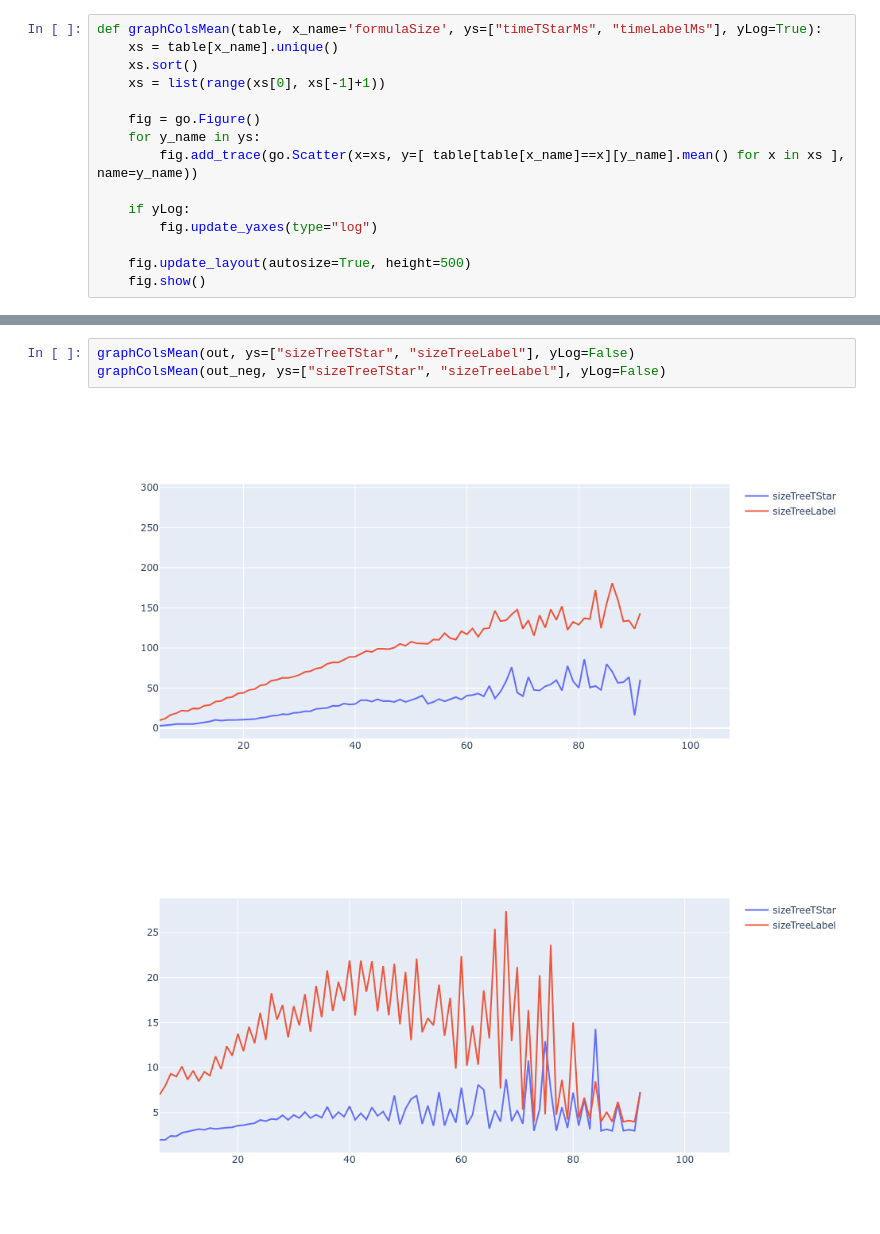
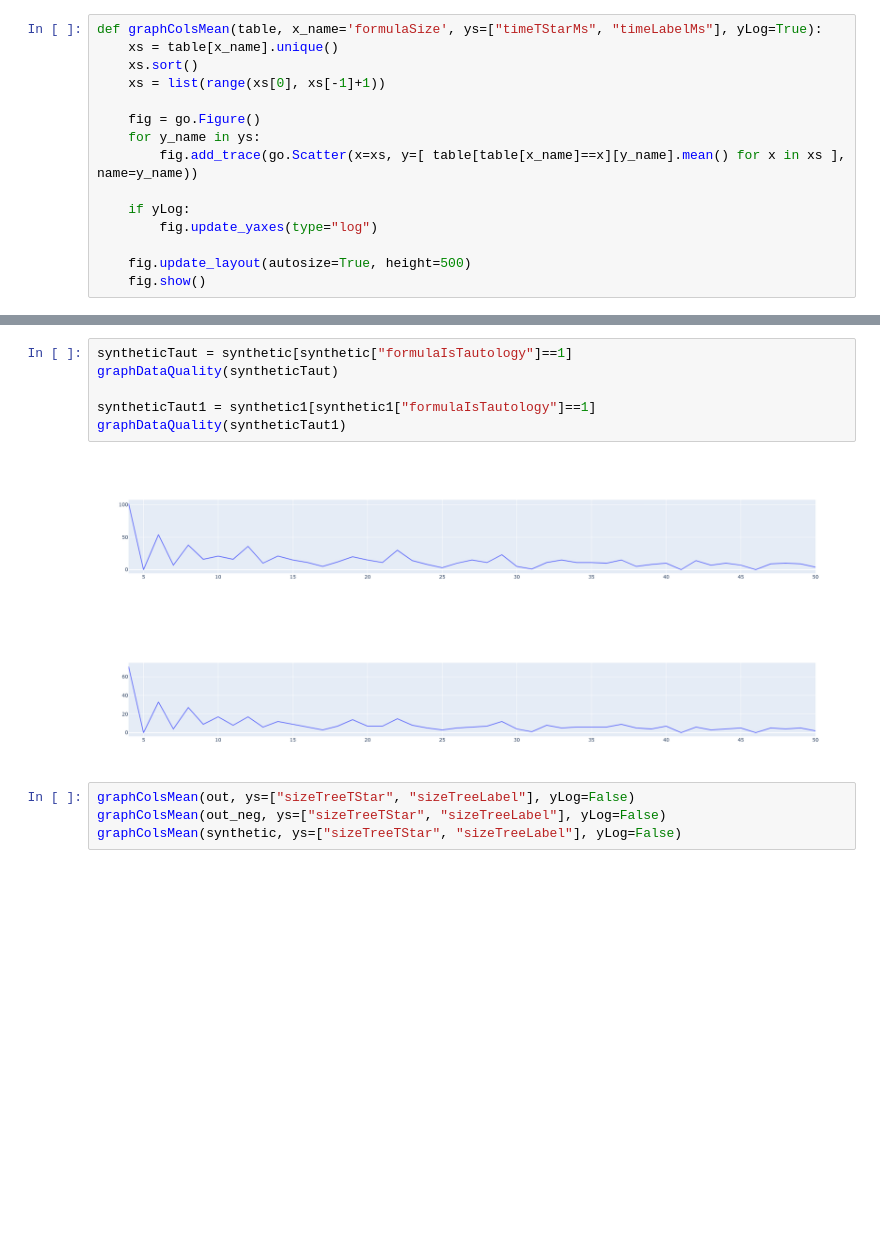
Before and after one commit to AdrianSiwiec/sci, a Jupyter notebook: notebook1.ipynb, the cells around one changed output, grey strips where cells are left out. Drawn from its saved outputs; the diff is of its cells as text; blank space fills up the shorter version.

```diff
--- a/notebook1.ipynb
+++ b/notebook1.ipynb
@@ -61,9 +120,16 @@ graphColsMean(out_neg)
+# %%
+syntheticTaut = synthetic[synthetic["formulaIsTautology"]==1]
+graphDataQuality(syntheticTaut)
+
+syntheticTaut1 = synthetic1[synthetic1["formulaIsTautology"]==1]
+graphDataQuality(syntheticTaut1)
+# %% [output]
+[figure, added]
+[figure, added]
 # %%
 graphColsMean(out, ys=["sizeTreeTStar", "sizeTreeLabel"], yLog=False)
 graphColsMean(out_neg, ys=["sizeTreeTStar", "sizeTreeLabel"], yLog=False)
+graphColsMean(synthetic, ys=["sizeTreeTStar", "sizeTreeLabel"], yLog=False)
-# %% [output]
-[figure, removed]
-[figure, removed]
 # %%
 graphColsMean(out, ys=["depthTreeTStar", "depthTreeLabel"], yLog=False)
 graphColsMean(out_neg, ys=["depthTreeTStar", "depthTreeLabel"], yLog=False)
```
Also changed, not shown: parts of 7 cells of this notebook, 10 other files.
